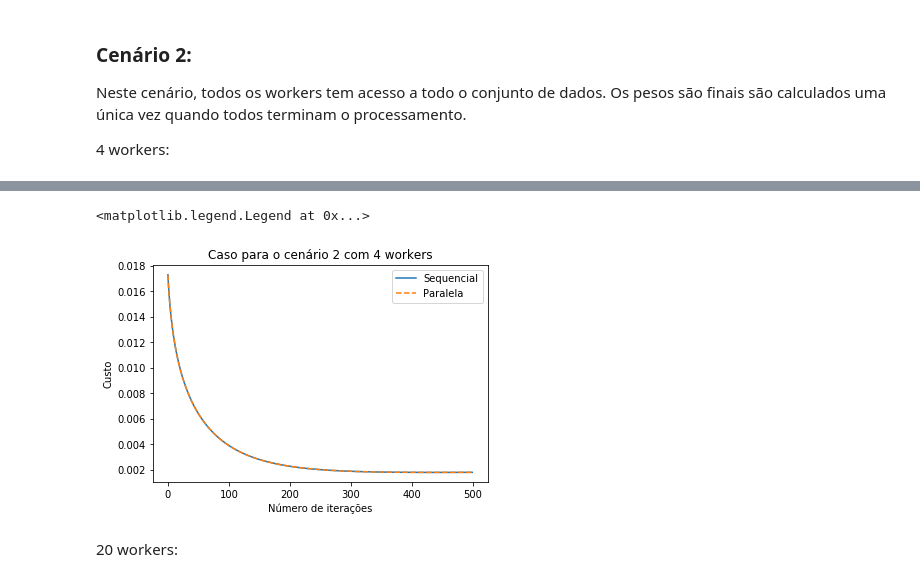
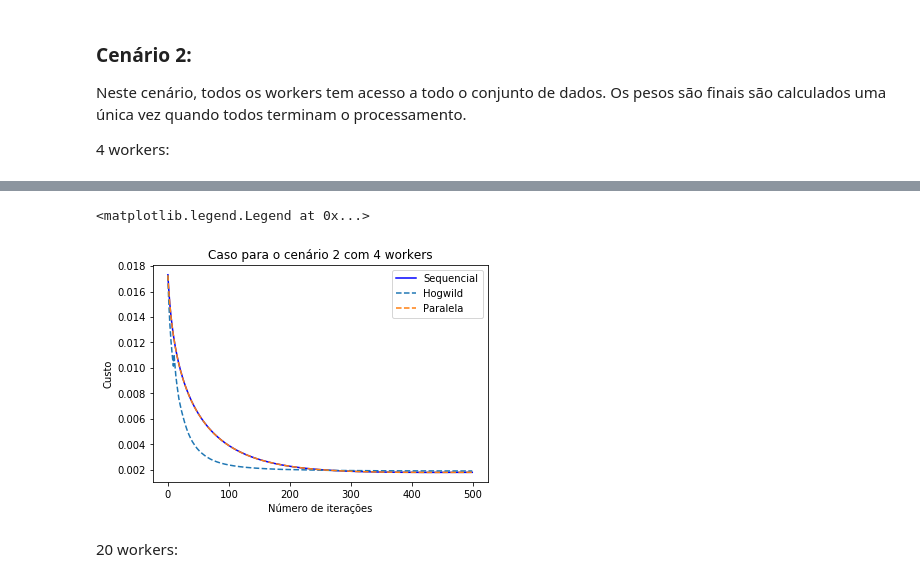
Before and after one commit to jcolares/gdp, a Jupyter notebook: GDParalelo.ipynb, the cells around one changed output, grey strips where cells are left out. Drawn from its saved outputs; the diff is of its cells as text; code cells hidden in the pictures.

```diff
--- a/GDParalelo.ipynb
+++ b/GDParalelo.ipynb
@@ -154,13 +164,14 @@ Wall time: 406 ms
 # %%
-plt.plot(range(len(costs_4)), costs_4)
+plt.plot(range(len(costs_4)), costs_4,color='b')
+plt.plot(range(len(costs_hog)), costs_hog,'--')
 plt.plot(range(len(costs_4_c2)), costs_4_c2,'--')
 plt.ylabel("Custo")
 plt.xlabel("Número de iterações")
 plt.title(f"Caso para o cenário 2 com {n_jobs} workers")
-plt.legend(('Sequencial', 'Paralela'),loc='upper right')
+plt.legend(('Sequencial','Hogwild', 'Paralela'),loc='upper right')
 # %% [output]
 <matplotlib.legend.Legend at 0x...>
-[figure, old version]
+[figure, new version]
 # %% [markdown]
 20 workers:
 # %%
```
Also changed, not shown: parts of 22 cells of this notebook, 1 other file.
